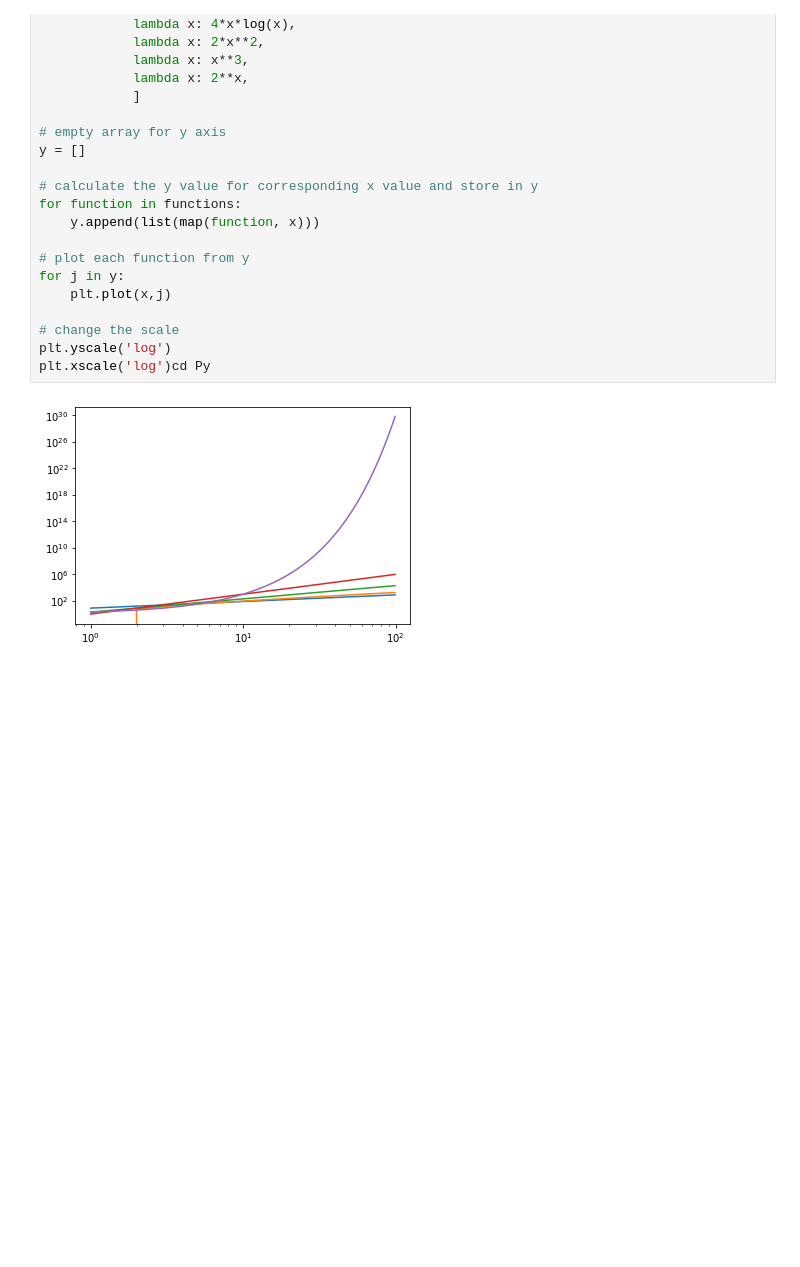
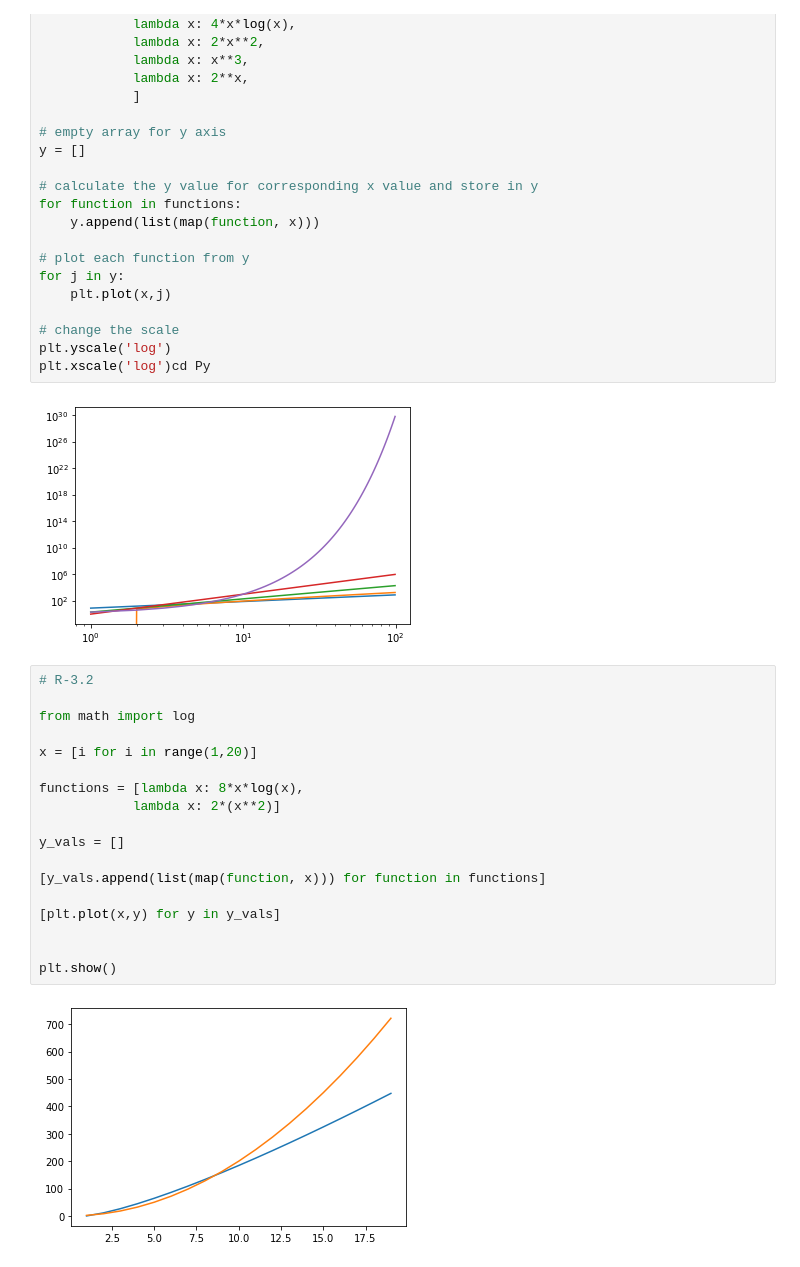
Before and after one commit to Khubaib14/Data-Structures-and-Algorithms-in-Python, a Jupyter notebook: Chapter 3 Algorithm Analysis.ipynb, the cells around one changed output. Saved outputs shown, nothing was run; the diff lists cells and outputs as text; blank space fills up the shorter version.

```diff
--- a/Chapter 3 Algorithm Analysis.ipynb
+++ b/Chapter 3 Algorithm Analysis.ipynb
@@ -47,3 +47,23 @@ plt.yscale('log')
 plt.xscale('log')cd Py
 # %% [output]
 [figure]
+# %%
+# R-3.2
+
+from math import log
+
+x = [i for i in range(1,20)]
+
+functions = [lambda x: 8*x*log(x),
+            lambda x: 2*(x**2)]
+
+y_vals = []
+
+[y_vals.append(list(map(function, x))) for function in functions]
+
+[plt.plot(x,y) for y in y_vals]
+
+
+plt.show()
+# %% [output]
+[figure, added]
```
